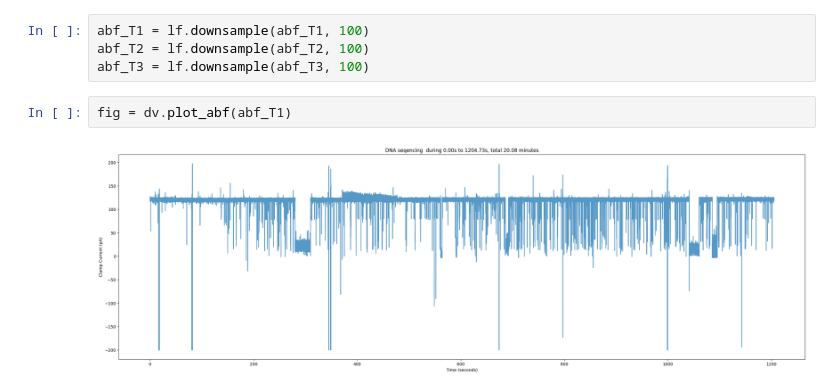
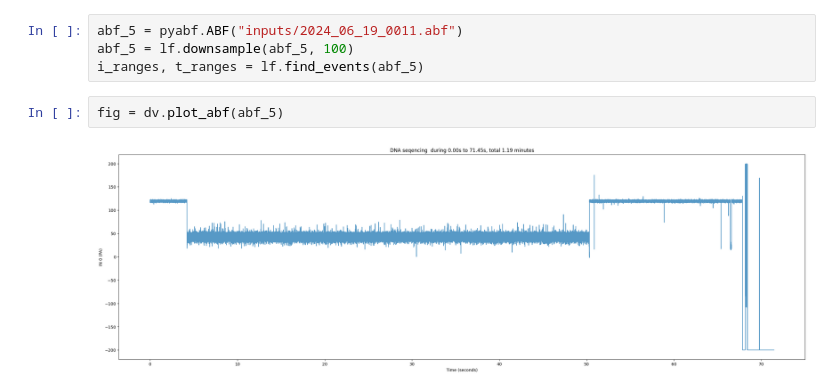
Before and after one commit to cimutianxin/DNA-sequencing, a Jupyter notebook: playground.ipynb, the cells around one changed output. Drawn from its saved outputs; the diff is of its cells as text.

```diff
--- a/playground.ipynb
+++ b/playground.ipynb
@@ -14,8 +11,8 @@ abf_T3 = pyabf.ABF("/media/xjtu/7A68EF0368EEBCCF/DNA sequencing/2024_04_24_0003
-# %%
-abf_T1 = lf.downsample(abf_T1, 100)
-abf_T2 = lf.downsample(abf_T2, 100)
-abf_T3 = lf.downsample(abf_T3, 100)
+# %%
+abf_5 = pyabf.ABF("inputs/2024_06_19_0011.abf")
+abf_5 = lf.downsample(abf_5, 100)
+i_ranges, t_ranges = lf.find_events(abf_5)
 # %%
-fig = dv.plot_abf(abf_T1)
+fig = dv.plot_abf(abf_5)
 # %% [output]
-[figure, old version]
+[figure, new version]
```
Also changed, not shown: parts of 21 cells of this notebook, 11 other files.
